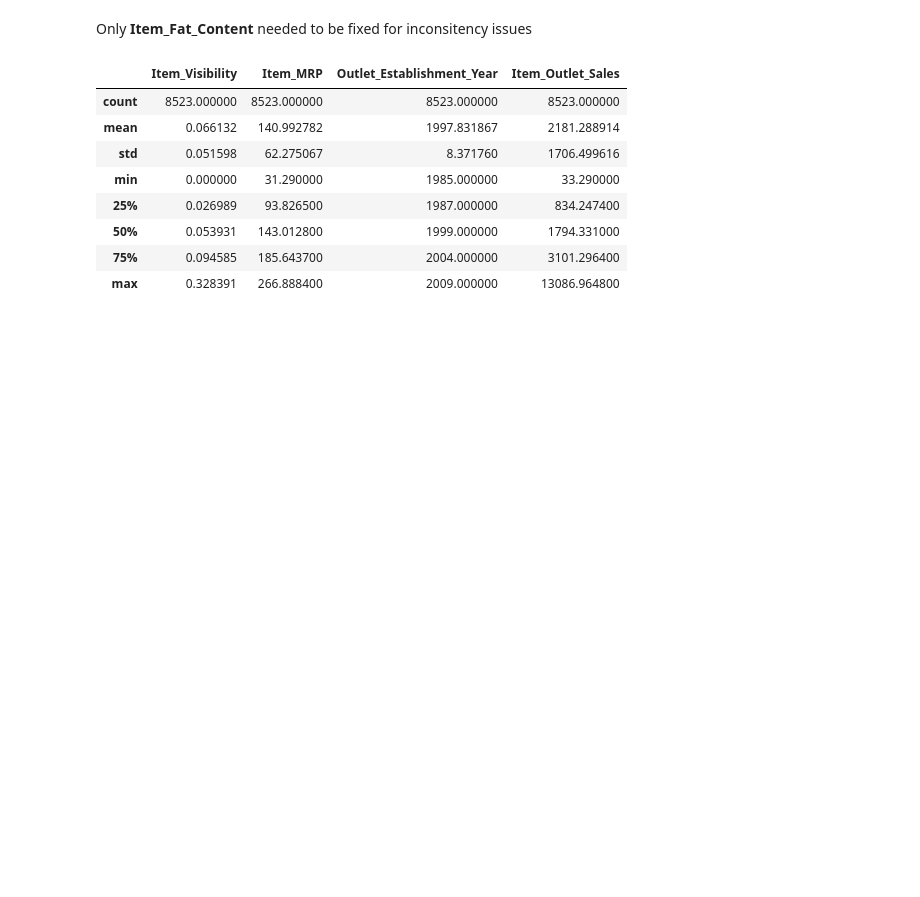
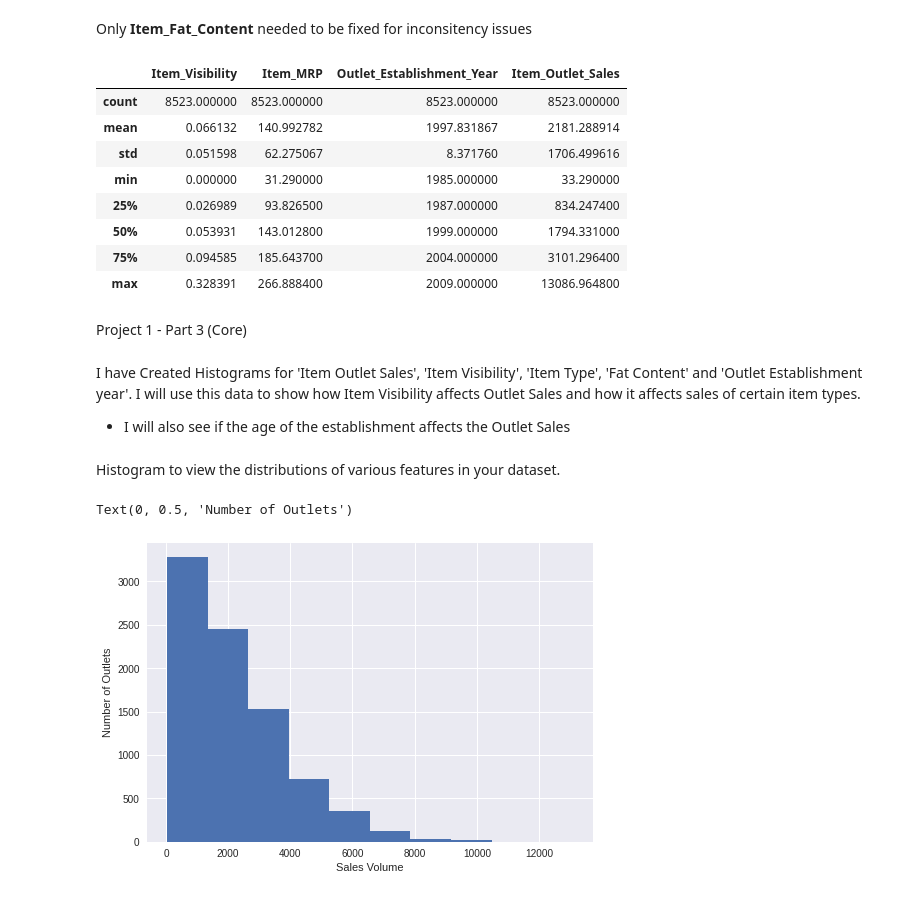
Before and after one commit to mikeamerenda/mikeamerenda, a Jupyter notebook: Sales_Predictions.ipynb, the cells around one changed output. Drawn from its saved outputs; the diff is of its cells as text; code cells hidden in the pictures; blank space fills up the shorter version.

```diff
--- a/Sales_Predictions.ipynb
+++ b/Sales_Predictions.ipynb
@@ -282,3 +282,5 @@ df.describe()
 | 50% | 0.053931 | 143.012800 | 1999.000000 | 1794.331000 |
 | 75% | 0.094585 | 185.643700 | 2004.000000 | 3101.296400 |
 | max | 0.328391 | 266.888400 | 2009.000000 | 13086.964800 |
+# %% [markdown]
+Project 1 - Part 3 (Core)
@@ -284,0 +291,14 @@ df.describe()
+# %% [markdown]
+I have Created Histograms for 'Item Outlet Sales', 'Item Visibility', 'Item Type', 'Fat Content' and 'Outlet Establishment year'. I will use this data to show how Item Visibility affects Outlet Sales and how it affects sales of certain item types.
+- I will also see if the age of the establishment affects the Outlet Sales
+# %% [markdown]
+Histogram to view the distributions of various features in your dataset.
+# %%
+# This Histogram shows the variance of Sales Volume of all the outlets in our dataset
+plt.style.use('seaborn')
+df['Item_Outlet_Sales'].hist();
+plt.xlabel('Sales Volume')
+plt.ylabel('Number of Outlets')
+# %% [output]
+Text(0, 0.5, 'Number of Outlets')
+[figure, added]
```
Also changed, not shown: parts of 16 cells of this notebook.
